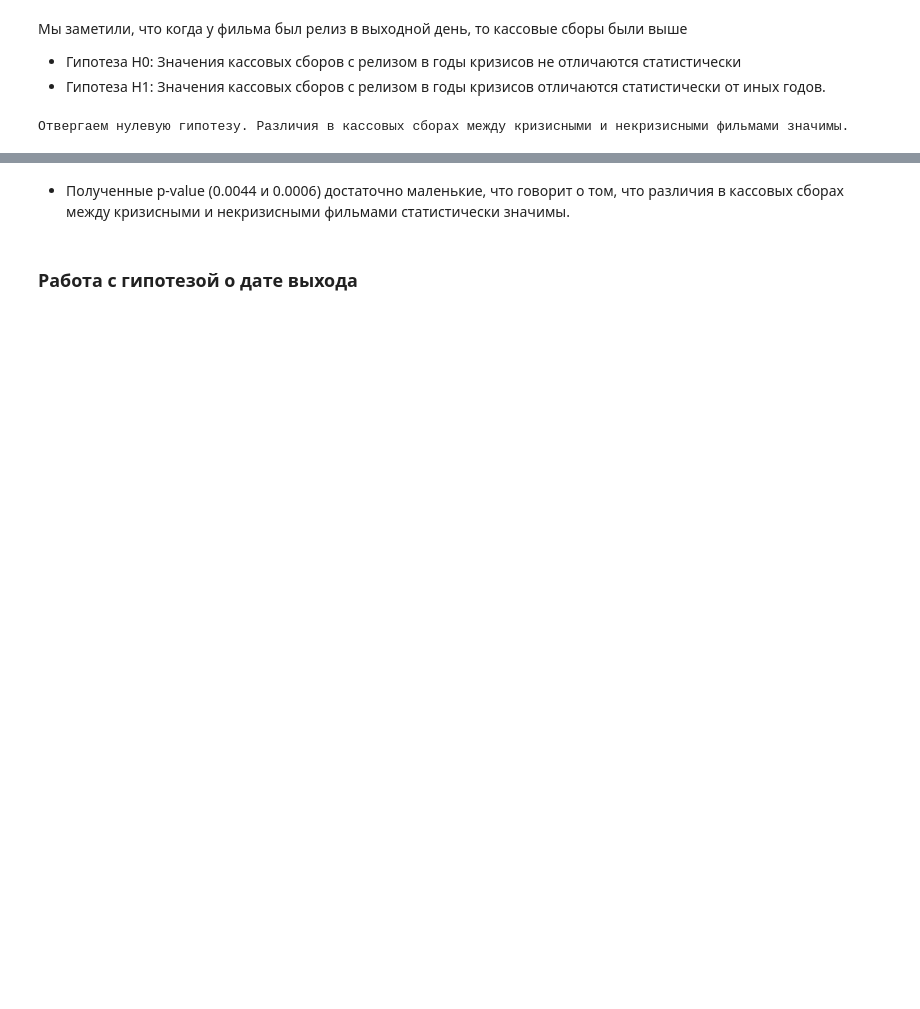
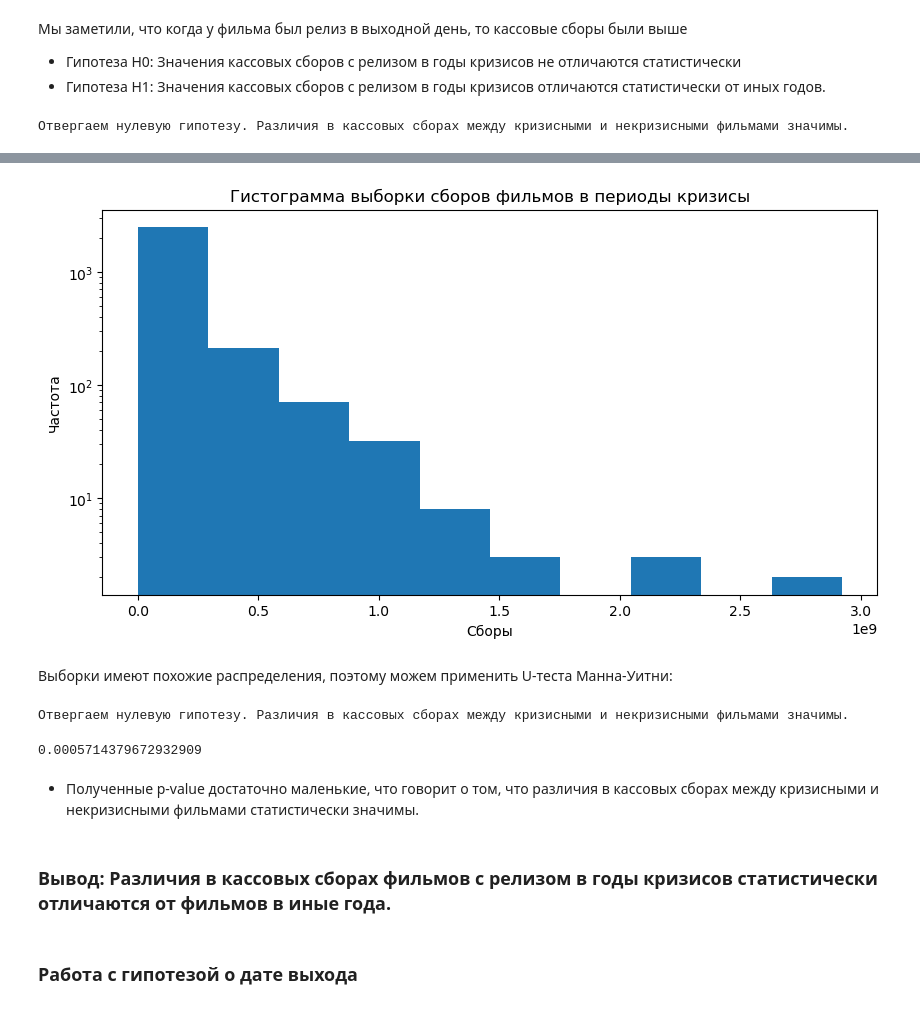
Before and after one commit to SenioritaVitalia/project_python, a Jupyter notebook: Kinopoisk_data.ipynb, the cells around one changed output, grey strips where cells are left out. Saved outputs shown, nothing was run; the diff lists cells and outputs as text; code cells hidden in the pictures; blank space fills up the shorter version.

```diff
--- a/Kinopoisk_data.ipynb
+++ b/Kinopoisk_data.ipynb
@@ -753,4 +772,33 @@ print(pvalue)
+# %%
+plt.figure(figsize=(10,5))
+plt.hist(non_crisis_films, log=True)
+plt.xlabel('Сборы')
+plt.ylabel('Частота')
+plt.title('Гистограмма выборки сборов фильмов в периоды кризисы')
+plt.show()
+# %% [output]
+[figure, added]
+# %% [markdown]
+Выборки имеют похожие распределения, поэтому можем применить U-теста Манна-Уитни:
+# %%
+# Проведение U-теста Манна-Уитни (для верности результата)
+_, pvalue = stats.mannwhitneyu(crisis_films, non_crisis_films, alternative='two-sided')
+
+alpha = 0.05
+
+if pvalue < alpha:
+    print("Отвергаем нулевую гипотезу. Различия в кассовых сборах между кризисными и некризисными фильмами значимы.")
+else:
+    print("Не отвергаем нулевую гипотезу. Различия в кассовых сборах между кризисными и некризисными фильмами не значимы.")
+# %% [output]
+Отвергаем нулевую гипотезу. Различия в кассовых сборах между кризисными и некризисными фильмами значимы.
+# %%
+print(pvalue)
+# %% [output]
+0.0005714379672932909
 # %% [markdown]
-- Полученные p-value (0.0044 и 0.0006) достаточно маленькие, что говорит о том, что различия в кассовых сборах между кризисными и некризисными фильмами статистически значимы.
+- Полученные p-value достаточно маленькие, что говорит о том, что различия в кассовых сборах между кризисными и некризисными фильмами статистически значимы.
+# %% [markdown]
+### Вывод: Различия в кассовых сборах фильмов с релизом в годы кризисов  статистически отличаются от фильмов в иные года.
 # %% [markdown]
 ### Работа с гипотезой о дате выхода
```
Also changed, not shown: parts of 127 cells of this notebook.
